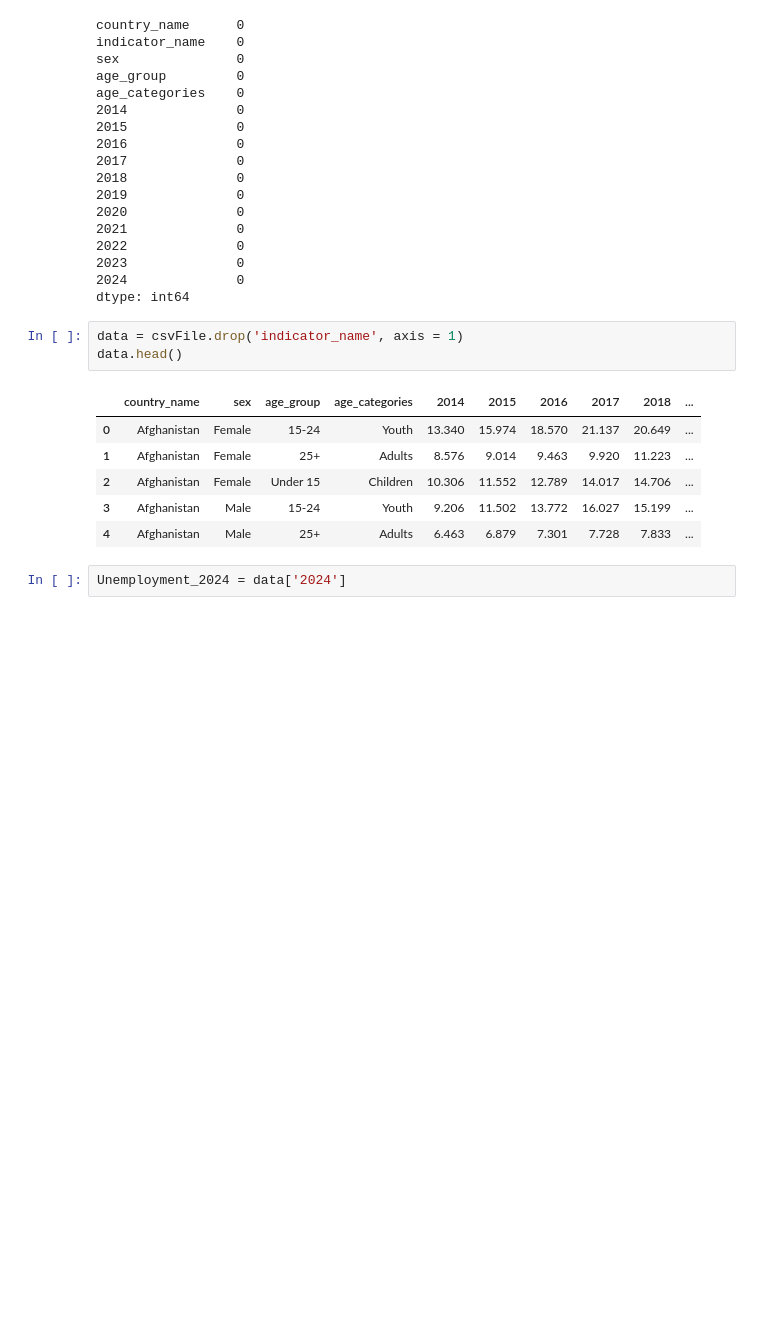
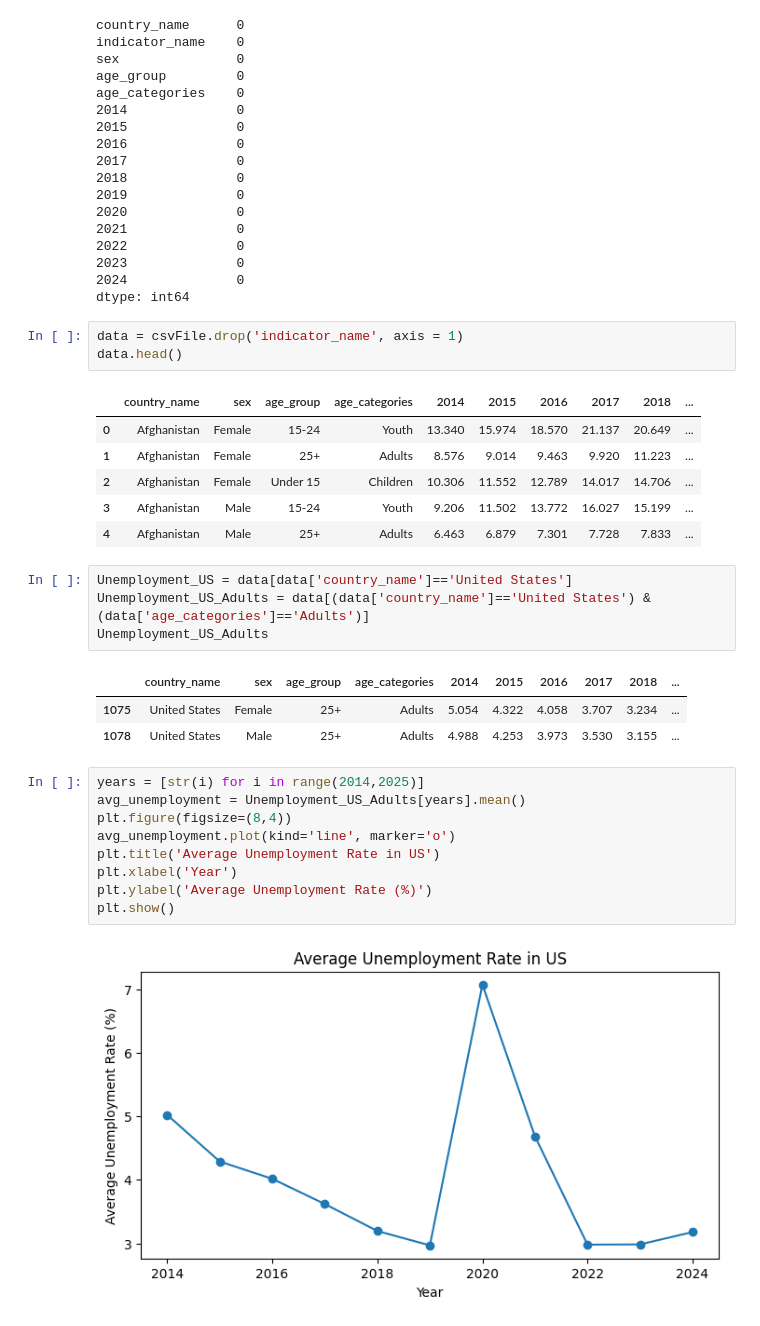
Before and after one commit to Enlightenus/Global_unemployment, a Jupyter notebook: test.ipynb, the cells around one changed output. Saved outputs shown, nothing was run; the diff lists cells and outputs as text; blank space fills up the shorter version.

Commit message:
unemployment rate between genders in US

```diff
--- a/test.ipynb
+++ b/test.ipynb
@@ -163,5 +170,22 @@ data.head()
 | 2 | Afghanistan | Female | Under 15 | Children | 10.306 | 11.552 | 12.789 | 14.017 | 14.706 | ... |
 | 3 | Afghanistan | Male | 15-24 | Youth | 9.206 | 11.502 | 13.772 | 16.027 | 15.199 | ... |
 | 4 | Afghanistan | Male | 25+ | Adults | 6.463 | 6.879 | 7.301 | 7.728 | 7.833 | ... |
-# %%
-Unemployment_2024 = data['2024']
+# %%
+Unemployment_US = data[data['country_name']=='United States']
+Unemployment_US_Adults = data[(data['country_name']=='United States') &(data['age_categories']=='Adults')]
+Unemployment_US_Adults
+# %% [output]
+|  | country_name | sex | age_group | age_categories | 2014 | 2015 | 2016 | 2017 | 2018 | ... |
+| 1075 | United States | Female | 25+ | Adults | 5.054 | 4.322 | 4.058 | 3.707 | 3.234 | ... |
+| 1078 | United States | Male | 25+ | Adults | 4.988 | 4.253 | 3.973 | 3.530 | 3.155 | ... |
+# %%
+years = [str(i) for i in range(2014,2025)]
+avg_unemployment = Unemployment_US_Adults[years].mean()
+plt.figure(figsize=(8,4))
+avg_unemployment.plot(kind='line', marker='o')
+plt.title('Average Unemployment Rate in US')
+plt.xlabel('Year')
+plt.ylabel('Average Unemployment Rate (%)')
+plt.show()
+# %% [output]
+[figure, added]
```
Also changed, not shown: parts of 2 cells of this notebook.
